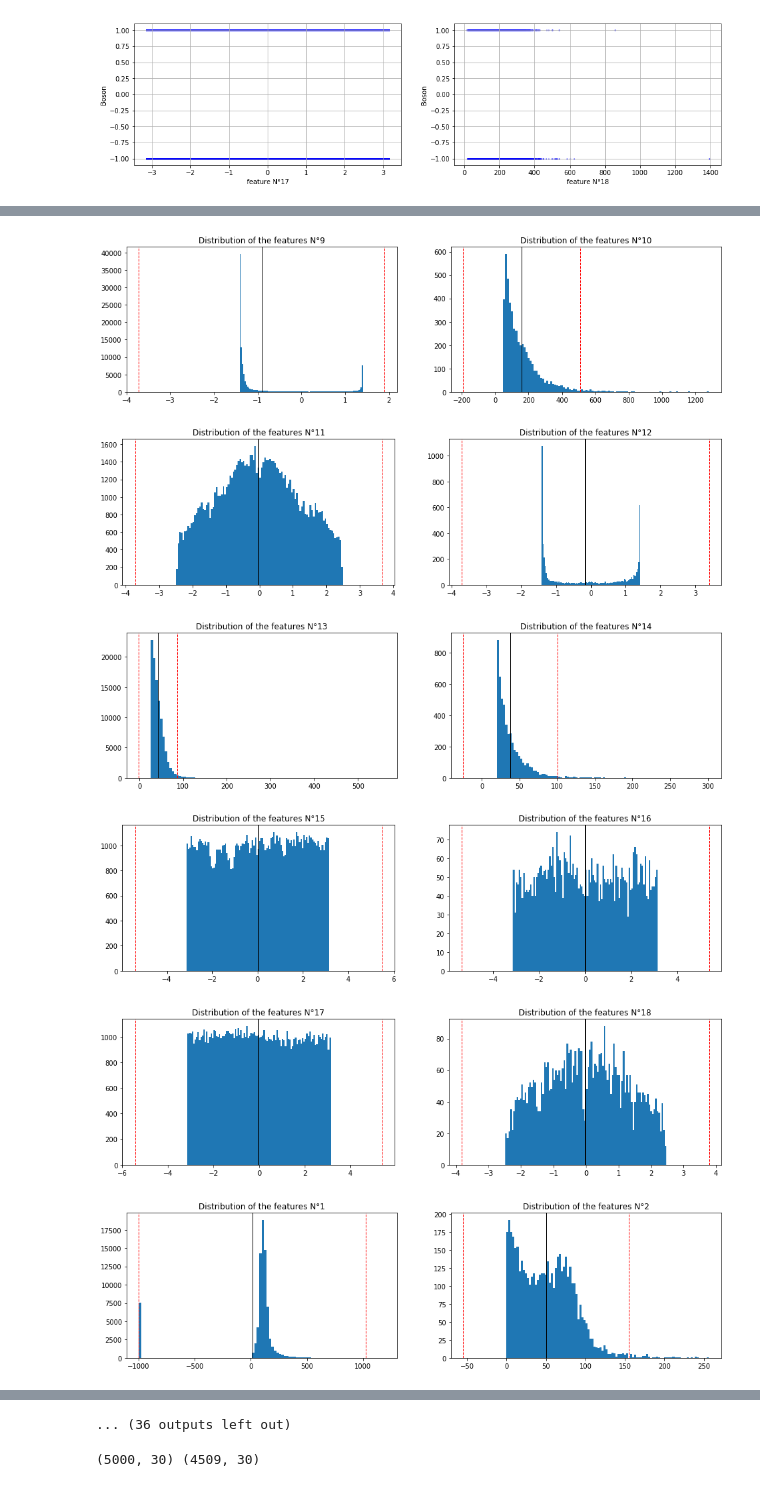
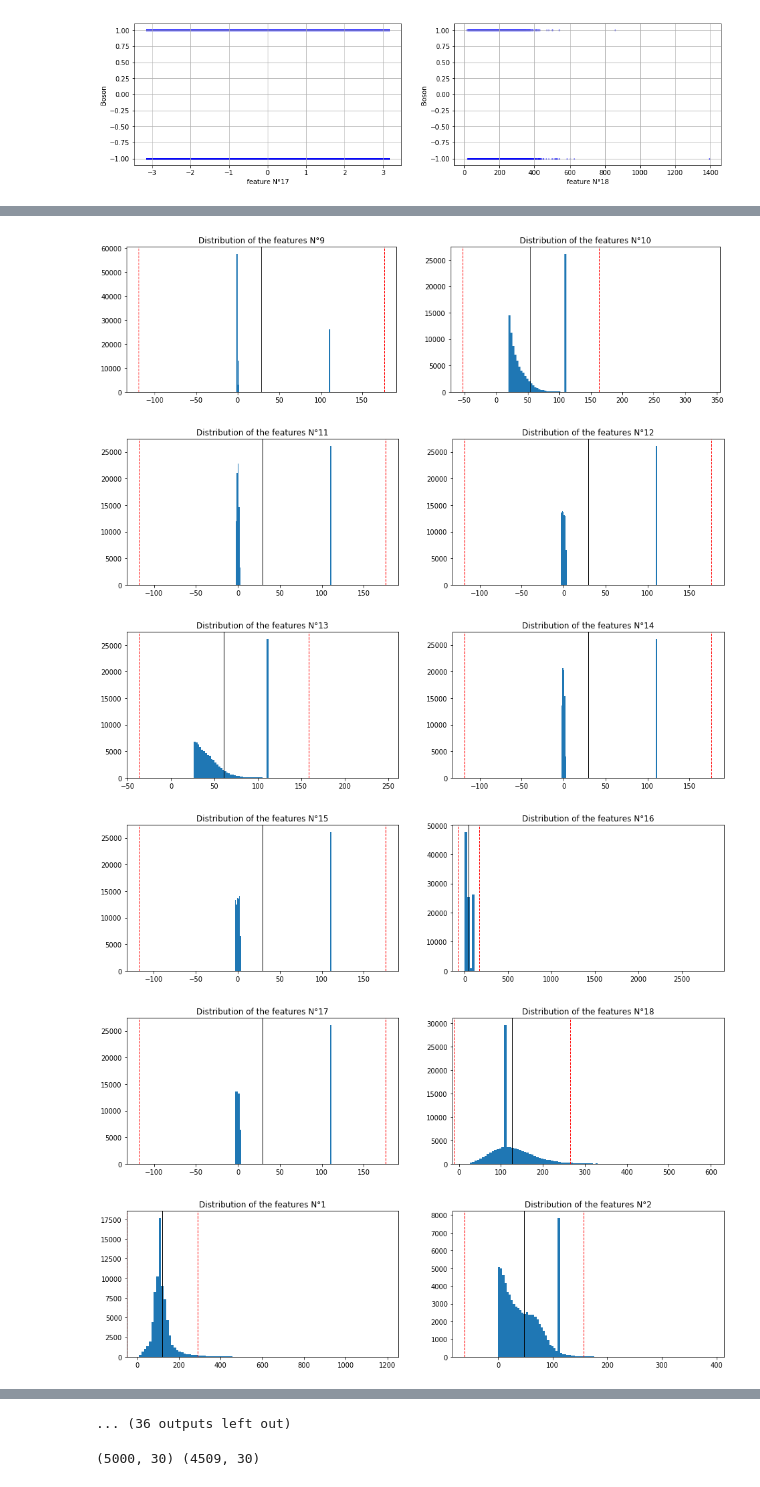
Before and after one commit to alicebizeul/MLProject1, a Jupyter notebook: scripts/project1.ipynb, the cells around one changed output, grey strips where cells are left out. Saved outputs shown, nothing was run; the diff lists cells and outputs as text; code cells hidden in the pictures.

```diff
--- a/scripts/project1.ipynb
+++ b/scripts/project1.ipynb
@@ -201,10 +201,10 @@ ss1_tX2 = ss1_tX[:,13:]
 ss2_tX2 = ss2_tX[:,13:]
 ss3_tX2 = ss3_tX[:,13:]
 # Subset feature 3 : primitive and derivated features with replacemnet of DET_mass_MMC by median of defined values
-ss0_tX3 = replace_undef_feat(ss0_tX,method = 'median')
-ss1_tX3 = replace_undef_feat(ss1_tX,method = 'median')
-ss2_tX3 = replace_undef_feat(ss2_tX,method = 'median')
-ss3_tX3 = replace_undef_feat(ss3_tX,method = 'median')
+ss0_tX3,_ = replace_undef_feat(ss0_tX,ss0_y,method = 'median')
+ss1_tX3,_ = replace_undef_feat(ss1_tX,ss1_y,method = 'median')
+ss2_tX3,_ = replace_undef_feat(ss2_tX,ss2_y,method = 'median')
+ss3_tX3,_ = replace_undef_feat(ss3_tX,ss3_y,method = 'median')
 # %%
 ss0_tX1.size
 # %% [output]
@@ -240,14 +240,14 @@ for i in range(0,np.size(ss0_tX,1)-1,2):
 # %%
 #Plotting histograms of the features
 for i in range(0,np.size(ss0_tX,1)-1,2):
-    histo_visualization(ss0_tX[:,i], tX_explore[:,i+1],i, 3)
+    histo_visualization(ss0_tX3[:,i], ss0_tX3[:,i+1],i, 3)
 
 for i in range(0,np.size(ss1_tX,1)-1,2):
-    histo_visualization(ss1_tX[:,i], tX_explore[:,i+1],i, 3)
+    histo_visualization(ss1_tX3[:,i], ss1_tX3[:,i+1],i, 3)
 
 for i in range(0,np.size(ss2_tX,1)-1,2):
-    histo_visualization(ss2_tX[:,i], tX_explore[:,i+1],i, 3)
+    histo_visualization(ss2_tX3[:,i], ss2_tX3[:,i+1],i, 3)
 
 for i in range(0,np.size(ss3_tX,1)-1,2):
-    histo_visualization(ss3_tX[:,i], tX_explore[:,i+1],i, 3)
+    histo_visualization(ss3_tX3[:,i], ss3_tX3[:,i+1],i, 3)
 # %% [output]
@@ -258,6 +258,6 @@ for i in range(0,np.size(ss3_tX,1)-1,2):
-[figure, old version]
+[figure, new version]
-[figure, old version]
+[figure, new version]
-[figure, old version]
+[figure, new version]
-[figure, old version]
+[figure, new version]
-[figure, old version]
+[figure, new version]
-[figure, old version]
+[figure, new version]
```
Also changed, not shown: parts of 1 cell of this notebook, 2 other files.
